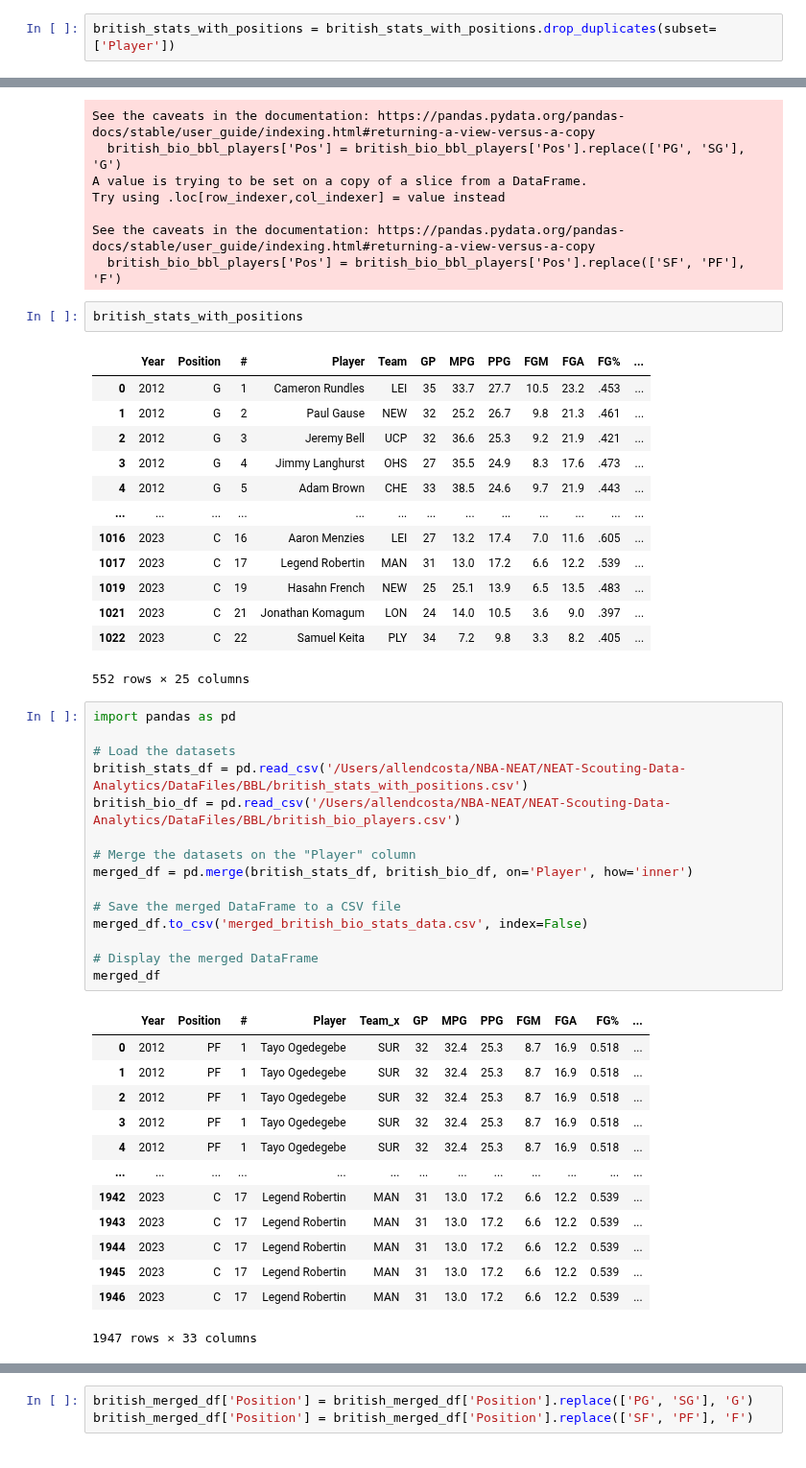
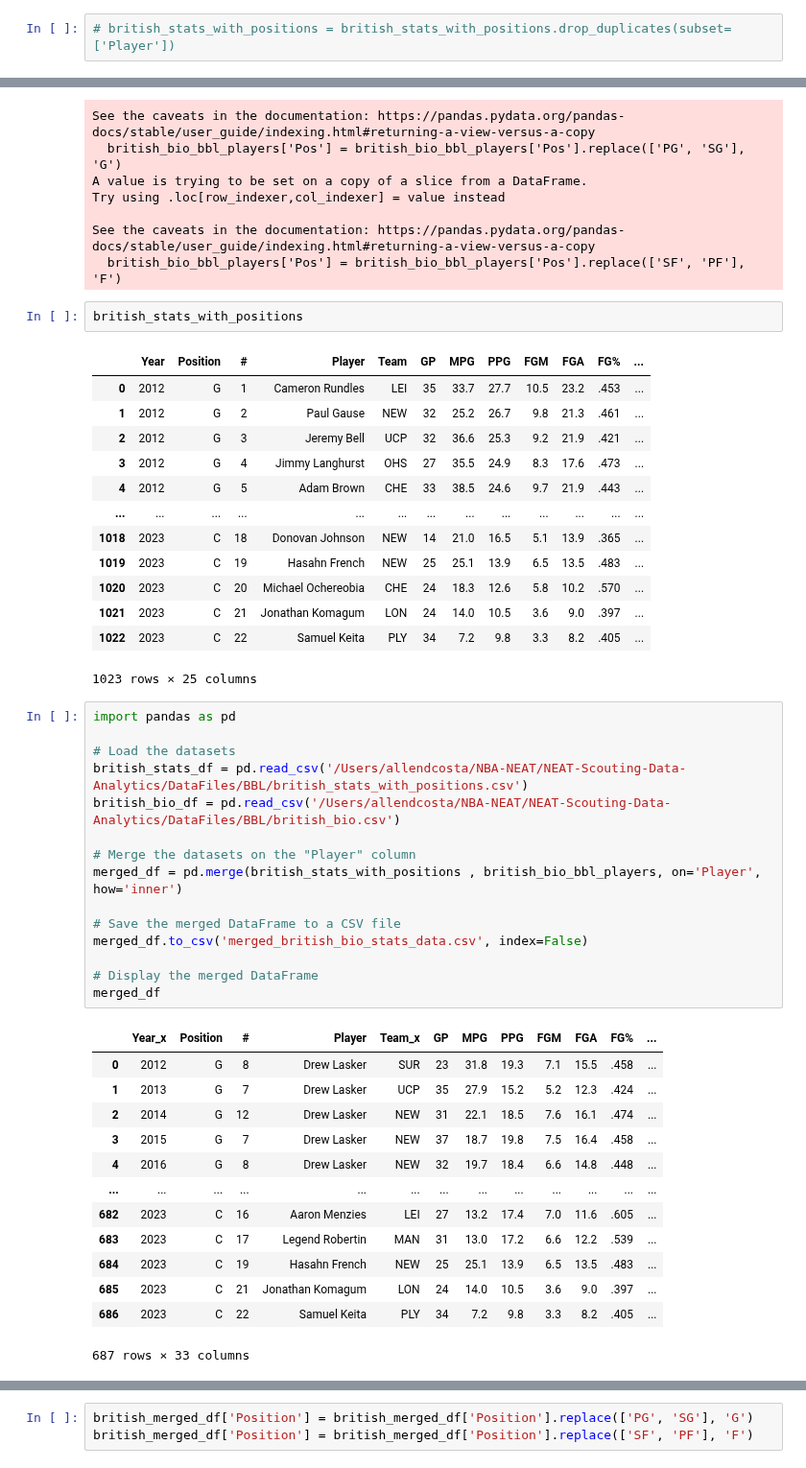
Before and after one commit to NEAT-Scouting-Data-Analytics/NEAT-Scouting-Data-Analytics, a Jupyter notebook: British_league.ipynb, the cells around one changed output, grey strips where cells are left out. Shown at 96% size. Drawn from its saved outputs; the diff is of its cells as text.

```diff
--- a/British_league.ipynb
+++ b/British_league.ipynb
@@ -40,7 +40,7 @@ british_stats_with_positions
 | 1022 | 2023 | C | 22 | Samuel Keita | PLY | 34 | 7.2 | 9.8 | 3.3 | 8.2 | .405 | ... |
 1023 rows × 25 columns
 # %%
-british_stats_with_positions = british_stats_with_positions.drop_duplicates(subset=['Player'])
+# british_stats_with_positions = british_stats_with_positions.drop_duplicates(subset=['Player'])
 # %%
 british_stats_with_positions['Position'] = british_stats_with_positions['Position'].replace(['PG', 'SG'], 'G')
 british_stats_with_positions['Position'] = british_stats_with_positions['Position'].replace(['SF', 'PF'], 'F')
@@ -170,41 +160,41 @@ british_stats_with_positions
 | 3 | 2012 | G | 4 | Jimmy Langhurst | OHS | 27 | 35.5 | 24.9 | 8.3 | 17.6 | .473 | ... |
 | 4 | 2012 | G | 5 | Adam Brown | CHE | 33 | 38.5 | 24.6 | 9.7 | 21.9 | .443 | ... |
 | ... | ... | ... | ... | ... | ... | ... | ... | ... | ... | ... | ... | ... |
-| 1016 | 2023 | C | 16 | Aaron Menzies | LEI | 27 | 13.2 | 17.4 | 7.0 | 11.6 | .605 | ... |
-| 1017 | 2023 | C | 17 | Legend Robertin | MAN | 31 | 13.0 | 17.2 | 6.6 | 12.2 | .539 | ... |
+| 1018 | 2023 | C | 18 | Donovan Johnson | NEW | 14 | 21.0 | 16.5 | 5.1 | 13.9 | .365 | ... |
 | 1019 | 2023 | C | 19 | Hasahn French | NEW | 25 | 25.1 | 13.9 | 6.5 | 13.5 | .483 | ... |
+| 1020 | 2023 | C | 20 | Michael Ochereobia | CHE | 24 | 18.3 | 12.6 | 5.8 | 10.2 | .570 | ... |
 | 1021 | 2023 | C | 21 | Jonathan Komagum | LON | 24 | 14.0 | 10.5 | 3.6 | 9.0 | .397 | ... |
 | 1022 | 2023 | C | 22 | Samuel Keita | PLY | 34 | 7.2 | 9.8 | 3.3 | 8.2 | .405 | ... |
-552 rows × 25 columns
+1023 rows × 25 columns
 # %%
 import pandas as pd
 
 # Load the datasets
 british_stats_df = pd.read_csv('/Users/allendcosta/NBA-NEAT/NEAT-Scouting-Data-Analytics/DataFiles/BBL/british_stats_with_positions.csv')
-british_bio_df = pd.read_csv('/Users/allendcosta/NBA-NEAT/NEAT-Scouting-Data-Analytics/DataFiles/BBL/british_bio_players.csv')
+british_bio_df = pd.read_csv('/Users/allendcosta/NBA-NEAT/NEAT-Scouting-Data-Analytics/DataFiles/BBL/british_bio.csv')
 
 # Merge the datasets on the "Player" column
-merged_df = pd.merge(british_stats_df, british_bio_df, on='Player', how='inner')
+merged_df = pd.merge(british_stats_with_positions , british_bio_bbl_players, on='Player', how='inner')
 
 # Save the merged DataFrame to a CSV file
 merged_df.to_csv('merged_british_bio_stats_data.csv', index=False)
 
 # Display the merged DataFrame
 merged_df
 # %% [output]
-|  | Year | Position | # | Player | Team_x | GP | MPG | PPG | FGM | FGA | FG% | ... |
-| 0 | 2012 | PF | 1 | Tayo Ogedegebe | SUR | 32 | 32.4 | 25.3 | 8.7 | 16.9 | 0.518 | ... |
-| 1 | 2012 | PF | 1 | Tayo Ogedegebe | SUR | 32 | 32.4 | 25.3 | 8.7 | 16.9 | 0.518 | ... |
-| 2 | 2012 | PF | 1 | Tayo Ogedegebe | SUR | 32 | 32.4 | 25.3 | 8.7 | 16.9 | 0.518 | ... |
-| 3 | 2012 | PF | 1 | Tayo Ogedegebe | SUR | 32 | 32.4 | 25.3 | 8.7 | 16.9 | 0.518 | ... |
-| 4 | 2012 | PF | 1 | Tayo Ogedegebe | SUR | 32 | 32.4 | 25.3 | 8.7 | 16.9 | 0.518 | ... |
+|  | Year_x | Position | # | Player | Team_x | GP | MPG | PPG | FGM | FGA | FG% | ... |
+| 0 | 2012 | G | 8 | Drew Lasker | SUR | 23 | 31.8 | 19.3 | 7.1 | 15.5 | .458 | ... |
+| 1 | 2013 | G | 7 | Drew Lasker | UCP | 35 | 27.9 | 15.2 | 5.2 | 12.3 | .424 | ... |
+| 2 | 2014 | G | 12 | Drew Lasker | NEW | 31 | 22.1 | 18.5 | 7.6 | 16.1 | .474 | ... |
+| 3 | 2015 | G | 7 | Drew Lasker | NEW | 37 | 18.7 | 19.8 | 7.5 | 16.4 | .458 | ... |
+| 4 | 2016 | G | 8 | Drew Lasker | NEW | 32 | 19.7 | 18.4 | 6.6 | 14.8 | .448 | ... |
 | ... | ... | ... | ... | ... | ... | ... | ... | ... | ... | ... | ... | ... |
-| 1942 | 2023 | C | 17 | Legend Robertin | MAN | 31 | 13.0 | 17.2 | 6.6 | 12.2 | 0.539 | ... |
-| 1943 | 2023 | C | 17 | Legend Robertin | MAN | 31 | 13.0 | 17.2 | 6.6 | 12.2 | 0.539 | ... |
-| 1944 | 2023 | C | 17 | Legend Robertin | MAN | 31 | 13.0 | 17.2 | 6.6 | 12.2 | 0.539 | ... |
-| 1945 | 2023 | C | 17 | Legend Robertin | MAN | 31 | 13.0 | 17.2 | 6.6 | 12.2 | 0.539 | ... |
-| 1946 | 2023 | C | 17 | Legend Robertin | MAN | 31 | 13.0 | 17.2 | 6.6 | 12.2 | 0.539 | ... |
+| 682 | 2023 | C | 16 | Aaron Menzies | LEI | 27 | 13.2 | 17.4 | 7.0 | 11.6 | .605 | ... |
+| 683 | 2023 | C | 17 | Legend Robertin | MAN | 31 | 13.0 | 17.2 | 6.6 | 12.2 | .539 | ... |
+| 684 | 2023 | C | 19 | Hasahn French | NEW | 25 | 25.1 | 13.9 | 6.5 | 13.5 | .483 | ... |
+| 685 | 2023 | C | 21 | Jonathan Komagum | LON | 24 | 14.0 | 10.5 | 3.6 | 9.0 | .397 | ... |
+| 686 | 2023 | C | 22 | Samuel Keita | PLY | 34 | 7.2 | 9.8 | 3.3 | 8.2 | .405 | ... |
-1947 rows × 33 columns
+687 rows × 33 columns
 # %%
 british_merged_df = merged_df
 british_merged_df
```
Also changed, not shown: parts of 7 cells of this notebook, 12 other files.
